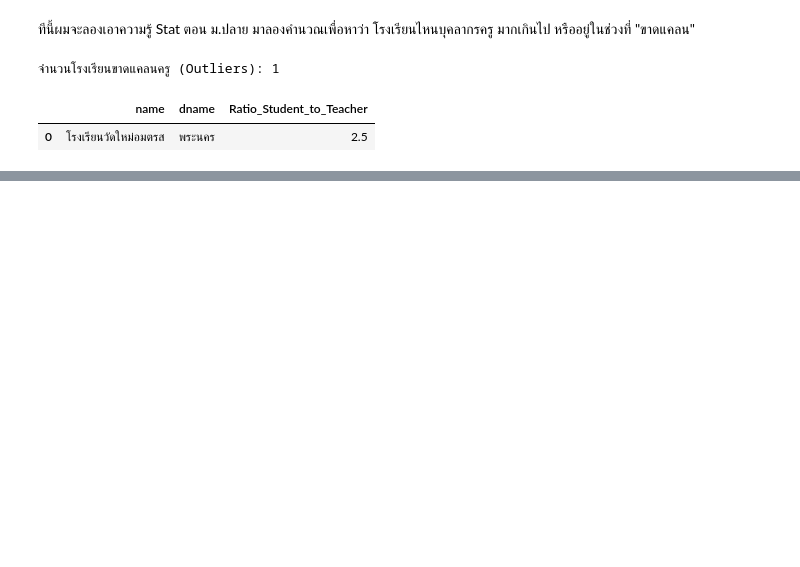
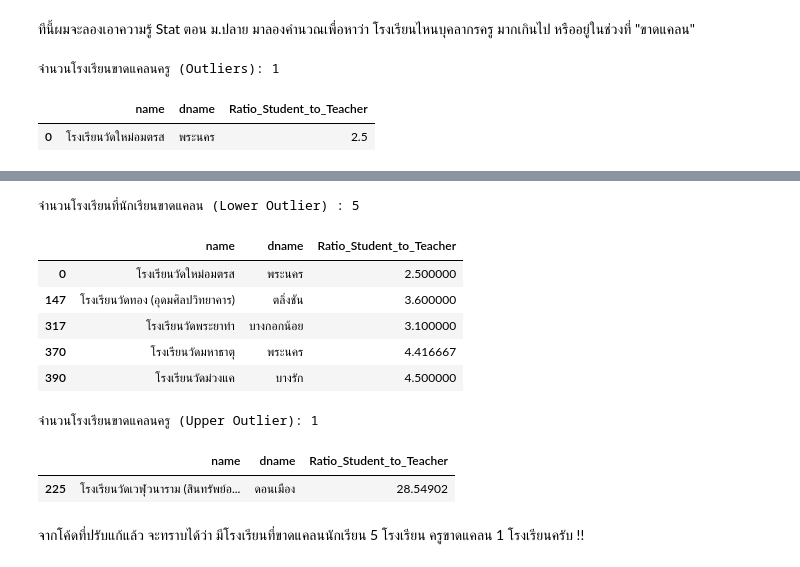
Before and after one commit to NuBFightForMyDream/2108564_Geospatial-Data-Science-and-Analysis, a Jupyter notebook: Lecture 2 (Week 3) Python Data Visualization/SV564_Assignment_1_BMA_School_(Week_2).ipynb, the cells around one changed output, grey strips where cells are left out. Drawn from its saved outputs; the diff is of its cells as text; code cells hidden in the pictures; blank space fills up the shorter version.

```diff
--- a/Lecture 2 (Week 3) Python Data Visualization/SV564_Assignment_1_BMA_School_(Week_2).ipynb
+++ b/Lecture 2 (Week 3) Python Data Visualization/SV564_Assignment_1_BMA_School_(Week_2).ipynb
@@ -201,0 +207,36 @@ outlier_ratio[ ["name", "dname", "Ratio_Student_to_Teacher"] ]
+# %%
+# คำนวณจาก Data Frame เพื่อหา Quartile 1 และ 3 ออกมา
+Q1_mod = stu_teach_data["Ratio_Student_to_Teacher"].quantile(0.25) # ค่าที่แสดงว่าเป็น 25% แรกของข้อมูล
+Q3_mod = stu_teach_data["Ratio_Student_to_Teacher"].quantile(0.75) # ค่าที่แสดงว่าเป็น 25% ท้ายของข้อมูล
+
+# ผมจะลองคำนวณ IQR (ค่าส่วนต่าง Q3 กับ Q1 พูดง่ายๆคือ Bound ที่รับได้ของข้อมูล) แล้วจะลองคำนวณหา Lower Bound กับ Upper Bound เพื่อกั้นให้ค่าที่ดีหรือเเย่กว่านี้เป็น Outlier
+# โดยๆๆๆ Lower = Q1 - 1.25 IQR , Upper = Q3 + 1.25 IQR
+IQR_mod = Q3 - Q1
+lowerBound_mod = Q1 - (1.25 * IQR)
+upperBound_mod = Q3 + (1.25 * IQR)
+
+# หา Outlier โดยใส่ Condition เข้าไปในการเลือกข้อมูลใน DataFrame
+lower_outlier_ratio_mod = stu_teach_data[(stu_teach_data['Ratio_Student_to_Teacher'] < lowerBound_mod) ]
+upper_outlier_ratio_mod = stu_teach_data[(stu_teach_data['Ratio_Student_to_Teacher'] > upperBound_mod) ]
+  # เลือก Row ที่่ Ratio < Lower Bound และ Ratio > Upper Bound
+
+# ตอนนี้ผมได้ Data ของโรงเรียนที่เป็น Outlier แล้ว ก็จะลองแสดงชื่อโรงเรียน และ จน.โรงเรียนออกมา
+print("จำนวนโรงเรียนที่นักเรียนขาดแคลน (Lower Outlier) :", len(lower_outlier_ratio_mod))
+lower_outlier_ratio_mod[ ["name", "dname", "Ratio_Student_to_Teacher"] ]
+# %% [output]
+จำนวนโรงเรียนที่นักเรียนขาดแคลน (Lower Outlier) : 5
+|  | name | dname | Ratio_Student_to_Teacher |
+| 0 | โรงเรียนวัดใหม่อมตรส | พระนคร | 2.500000 |
+| 147 | โรงเรียนวัดทอง (อุดมศิลปวิทยาคาร) | ตลิ่งชัน | 3.600000 |
+| 317 | โรงเรียนวัดพระยาทำ | บางกอกน้อย | 3.100000 |
+| 370 | โรงเรียนวัดมหาธาตุ | พระนคร | 4.416667 |
+| 390 | โรงเรียนวัดม่วงแค | บางรัก | 4.500000 |
+# %%
+print("จำนวนโรงเรียนขาดแคลนครู (Upper Outlier):", len(upper_outlier_ratio_mod))
+upper_outlier_ratio_mod[ ["name", "dname", "Ratio_Student_to_Teacher"] ]
+# %% [output]
+จำนวนโรงเรียนขาดแคลนครู (Upper Outlier): 1
+|  | name | dname | Ratio_Student_to_Teacher |
+| 225 | โรงเรียนวัดเวฬุวนาราม (สินทรัพย์อ... | ดอนเมือง | 28.54902 |
+# %% [markdown]
+จากโค้ดที่ปรับแก้แล้ว จะทราบได้ว่า มีโรงเรียนที่ขาดแคลนนักเรียน 5 โรงเรียน ครูขาดแคลน 1 โรงเรียนครับ !!
```
Also changed, not shown: parts of 4 cells of this notebook.
